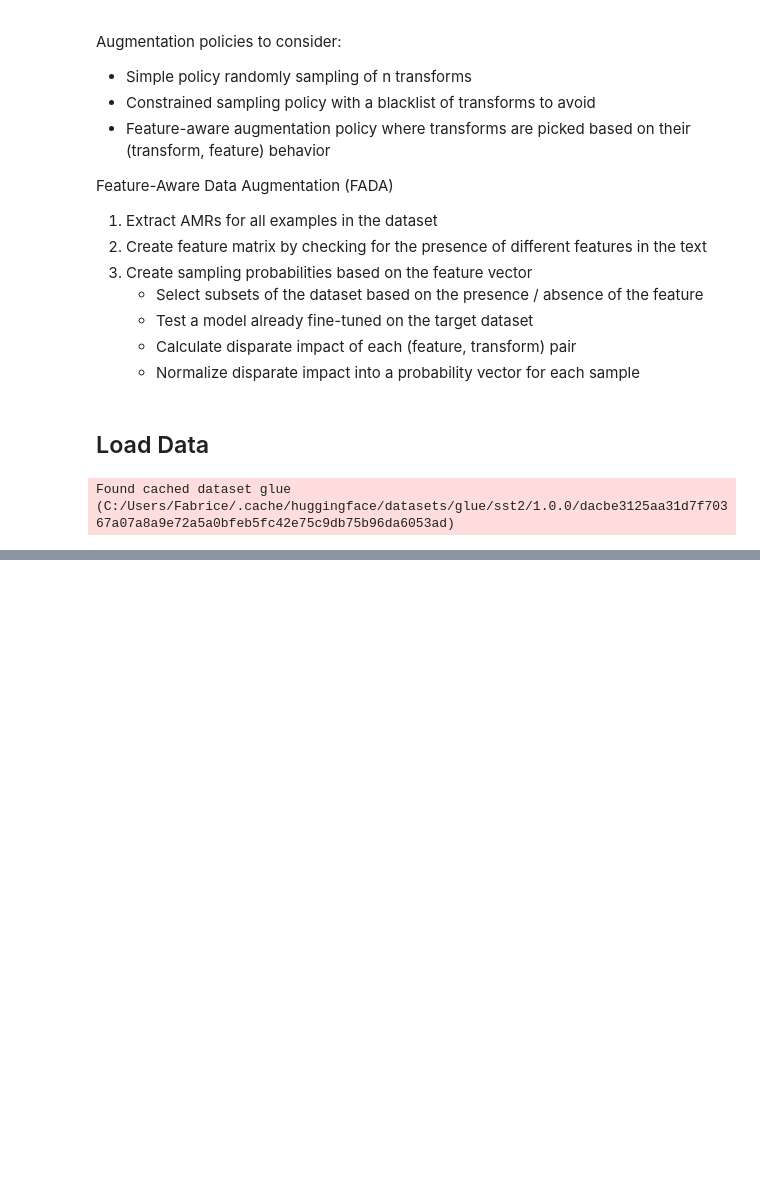
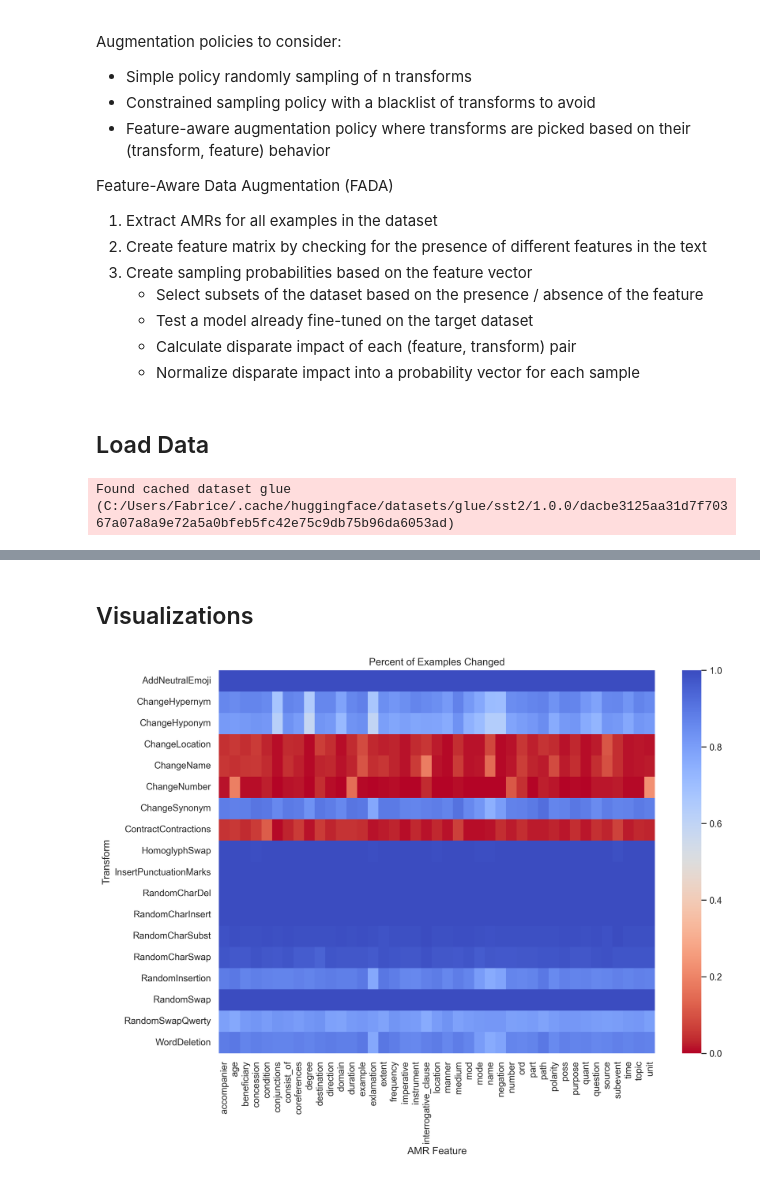
Before and after one commit to Wauplin/fada, a Jupyter notebook: fada - augment.ipynb, the cells around one changed output, grey strips where cells are left out. Saved outputs shown, nothing was run; the diff lists cells and outputs as text; code cells hidden in the pictures; blank space fills up the shorter version.

```diff
--- a/fada - augment.ipynb
+++ b/fada - augment.ipynb
@@ -505,26 +762,3 @@ blacklist = [
     sibyl.transformations.text.generative.concept2sentence.Concept2Sentence
 ]
 sibyl_transforms = [t for t in sibyl.TRANSFORMATIONS if t not in blacklist]
-# %%
-keep_originals = False
-batch_size     = 10
-task_name      = "sentiment"
-
-for f_name, f_data in feature_datasets.items():
-
-    transformed_datasets = {}
-    for t in sibyl_transforms:
-
-        aug = partial(augment_data,
-                      transform=Transform(t, task_name=task_name),
-                      keep_originals=keep_originals)
-
-        feature_present_aug_dataset = f_data["feature_present_dataset"].map(aug, batched=True, batch_size=batch_size)
-        feature_absent_aug_dataset  = f_data["feature_absent_dataset"].map(aug, batched=True, batch_size=batch_size)
-
-        transformed_datasets[t.__name__] = {
-            "feature_present_aug_dataset" : feature_present_aug_dataset,
-            "feature_absent_aug_dataset"  : feature_absent_aug_dataset
-        }
-
-    feature_datasets[f_name]["transformed_datasets"] = transformed_datasets
@@ -663,0 +905,26 @@ df.to_csv("transform_feature_analysis.csv")
+# %% [markdown]
+## Visualizations
+# %%
+import seaborn as sns
+import matplotlib.pyplot as plt
+
+pd.set_option('display.float_format', lambda x: '%.4f' % x)
+sns.set(rc={'figure.figsize':(11.7,8.27)})
+sns.set(rc={"figure.dpi":300, 'savefig.dpi':300})
+# %%
+cols = ['transform', 'featurizer', 'pct_changed']
+df_heat = df2[cols].pivot_table(values='pct_changed',
+                               index='transform',
+                               columns='featurizer',
+                               aggfunc='mean')
+df_heat = df_heat.loc[(df_heat != 0).any(axis=1)]
+# df_heat = df_heat.drop('original')
+# df_heat = df_heat.drop('HomoglyphSwap')
+g = sns.heatmap(df_heat, cmap="coolwarm_r")
+g.set(title="Percent of Examples Changed",
+      xlabel='AMR Feature',
+      ylabel='Transform',
+      xticklabels=[t.get_text().replace("contains_", "") for t in g.get_xticklabels()])
+plt.show()
+# %% [output]
+[figure, added]
```
Also changed, not shown: parts of 22 cells of this notebook, 3 other files.
